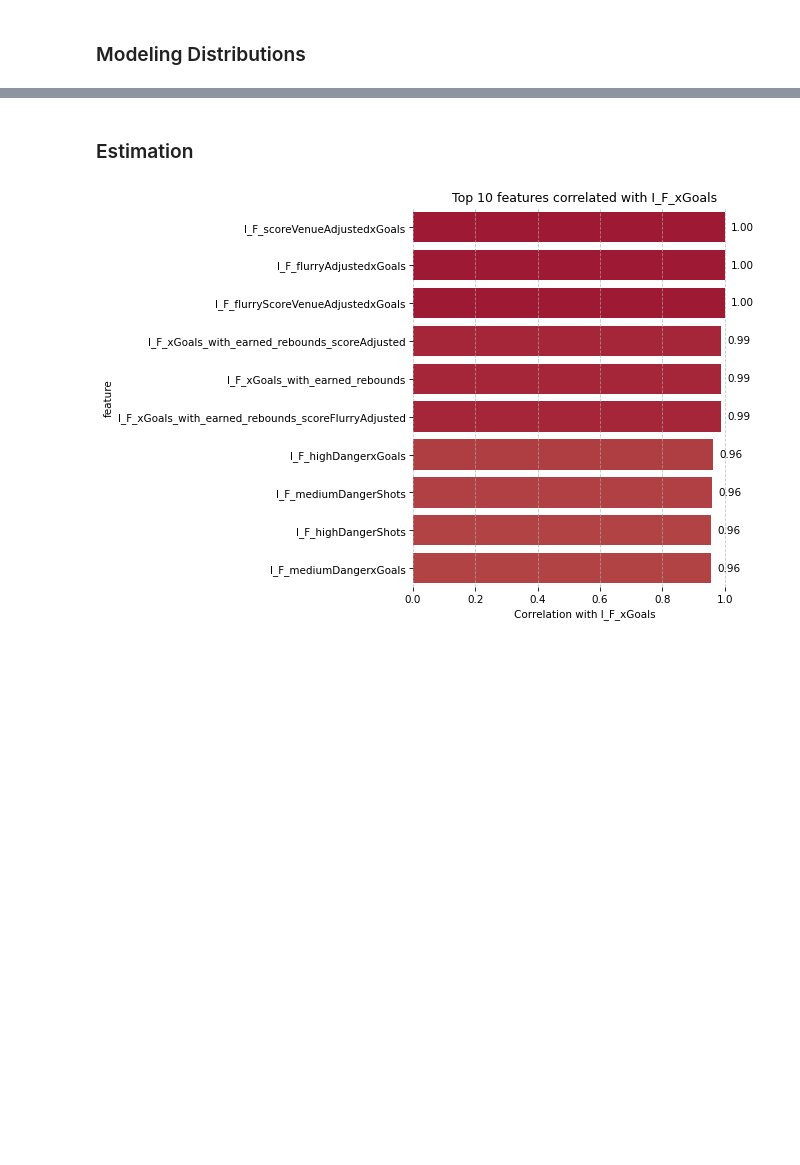
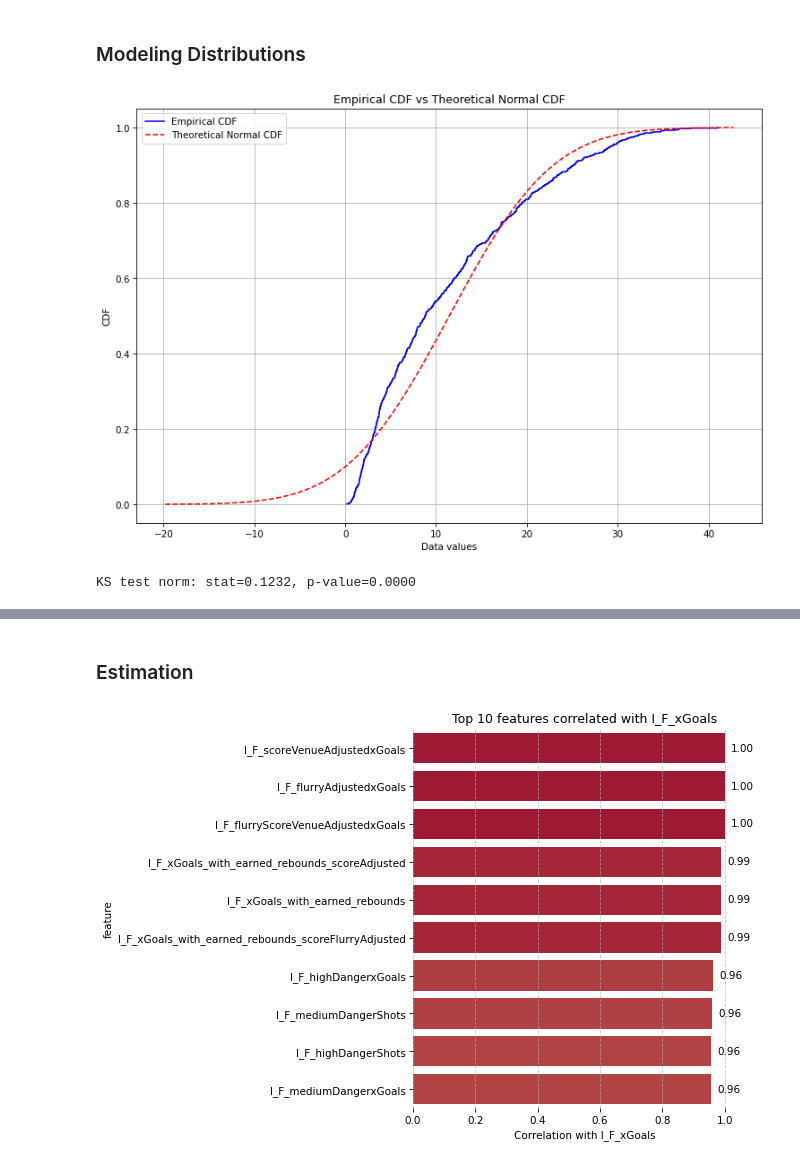
Before and after one commit to thedanicode24/moneypuck-data, a Jupyter notebook: skaters/expected-goals.ipynb, the cells around one changed output, grey strips where cells are left out. Saved outputs shown, nothing was run; the diff lists cells and outputs as text; code cells hidden in the pictures; blank space fills up the shorter version.

```diff
--- a/skaters/expected-goals.ipynb
+++ b/skaters/expected-goals.ipynb
@@ -147,2 +159,8 @@ da.plot_two_cdfs(df_forwards[feature], df_dmen[feature], label1=label1, label2=l
 # %% [markdown]
 ### Modeling Distributions
+# %%
+cdm.plot_empirical_vs_normal_cdf(df_goals[feature])
+cdm.kolmogorov_smirnov_test(df_goals[feature], "norm")
+# %% [output]
+[figure, added]
+KS test norm: stat=0.1232, p-value=0.0000
```
Also changed, not shown: parts of 10 cells of this notebook, 2 other files.
